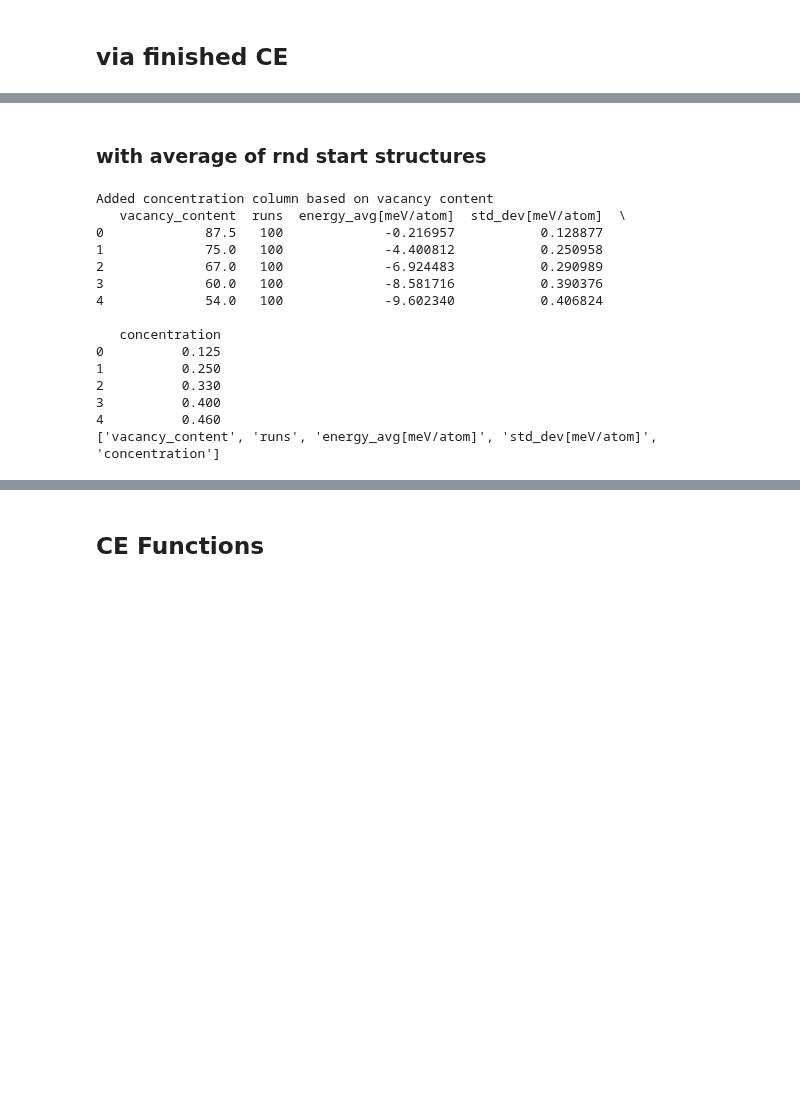
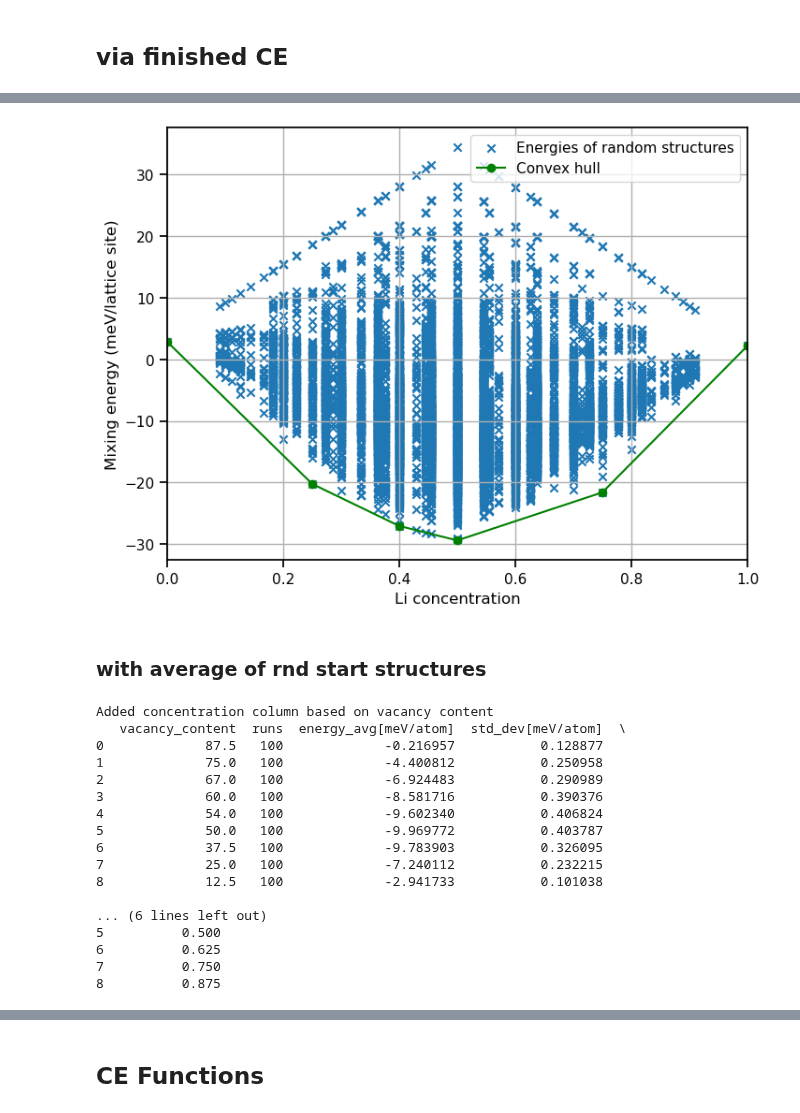
Before and after one commit to JohnLawrenceWargrave/jupyter_for_ARL, a Jupyter notebook: edit_CE_plot_Hull_anchor.ipynb, the cells around one changed output, grey strips where cells are left out. Saved outputs shown, nothing was run; the diff lists cells and outputs as text; code cells hidden in the pictures; blank space fills up the shorter version.

```diff
--- a/edit_CE_plot_Hull_anchor.ipynb
+++ b/edit_CE_plot_Hull_anchor.ipynb
@@ -100,3 +100,16 @@ Predicted energies for 9504 structures
+# %%
+#plotting the data
+fig, ax = plt.subplots(figsize=(8, 6))
+ax.grid(True)
+ax.set_xlabel(r'Li concentration')
+ax.set_ylabel(r'Mixing energy (meV/lattice site)')
+ax.set_xlim([0, 1])
+ax.scatter(data['concentration'], data['mixing_energy'], marker='x')
+ax.plot(hull.concentrations, hull.energies, '-o', color='green')
+ax.legend(['Energies of random structures', 'Convex hull'])
+plt.show()
+# %% [output]
+[figure, added]
 # %% [markdown]
 ### with average of rnd start structures
 # %%
@@ -115,8 +128,7 @@ else:
     print("Warning: 'vacancy_content' column not found in data_rnd")
     # List available columns for reference
     print("Available columns:", data_rnd.columns.tolist())
-print(data_rnd.head())
-print(data_rnd.columns.tolist())
+print(data_rnd)
 # %% [output]
 Added concentration column based on vacancy content
    vacancy_content  runs  energy_avg[meV/atom]  std_dev[meV/atom]  \
@@ -125,13 +137,15 @@ Added concentration column based on vacancy content
 2             67.0   100             -6.924483           0.290989
 3             60.0   100             -8.581716           0.390376
 4             54.0   100             -9.602340           0.406824
+5             50.0   100             -9.969772           0.403787
+6             37.5   100             -9.783903           0.326095
+7             25.0   100             -7.240112           0.232215
+8             12.5   100             -2.941733           0.101038
 
-   concentration
-0          0.125
-1          0.250
-2          0.330
-3          0.400
-4          0.460
-['vacancy_content', 'runs', 'energy_avg[meV/atom]', 'std_dev[meV/atom]', 'concentration']
+... (6 lines left out)
+5          0.500
+6          0.625
+7          0.750
+8          0.875
 # %%
 fig, ax = plt.subplots(figsize=(8, 6))
```
Also changed, not shown: parts of 2 cells of this notebook, 5 other files.
